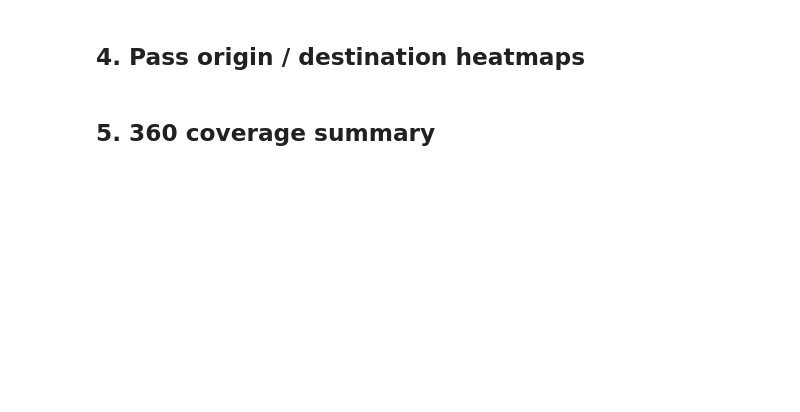
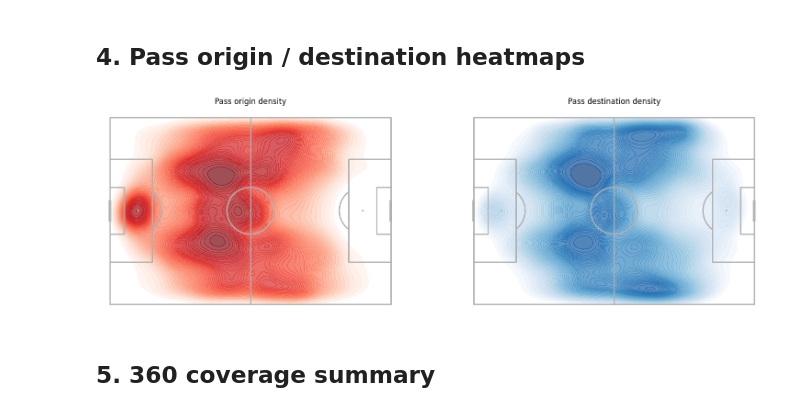
Before and after one commit to varunrout/Frame2Threat, a Jupyter notebook: notebooks/03_eda.ipynb, the cells around one changed output. Saved outputs shown, nothing was run; the diff lists cells and outputs as text; code cells hidden in the pictures; blank space fills up the shorter version.

```diff
--- a/notebooks/03_eda.ipynb
+++ b/notebooks/03_eda.ipynb
@@ -42,2 +70,26 @@ print("Load processed data to run EDA.")
+# %%
+
+if Pitch is not None:
+    pitch = Pitch(pitch_type="statsbomb", line_zorder=2)
+    fig, axes = plt.subplots(1, 2, figsize=(16, 5))
+
+    # Origin heatmap
+    pitch.draw(ax=axes[0])
+    pitch.kdeplot(pass_instances["start_x"], pass_instances["start_y"],
+                  ax=axes[0], cmap="Reds", fill=True, levels=50, alpha=0.7)
+    axes[0].set_title("Pass origin density")
+
+    # Destination heatmap
+    pitch.draw(ax=axes[1])
+    pitch.kdeplot(pass_instances["end_x"], pass_instances["end_y"],
+                  ax=axes[1], cmap="Blues", fill=True, levels=50, alpha=0.7)
+    axes[1].set_title("Pass destination density")
+
+    plt.tight_layout()
+    plt.show()
+else:
+    print("mplsoccer not installed — skipping pitch heatmaps")
+# %% [output]
+[figure, added]
 # %% [markdown]
 ## 5. 360 coverage summary
```
Also changed, not shown: parts of 7 cells of this notebook, 12 other files.
